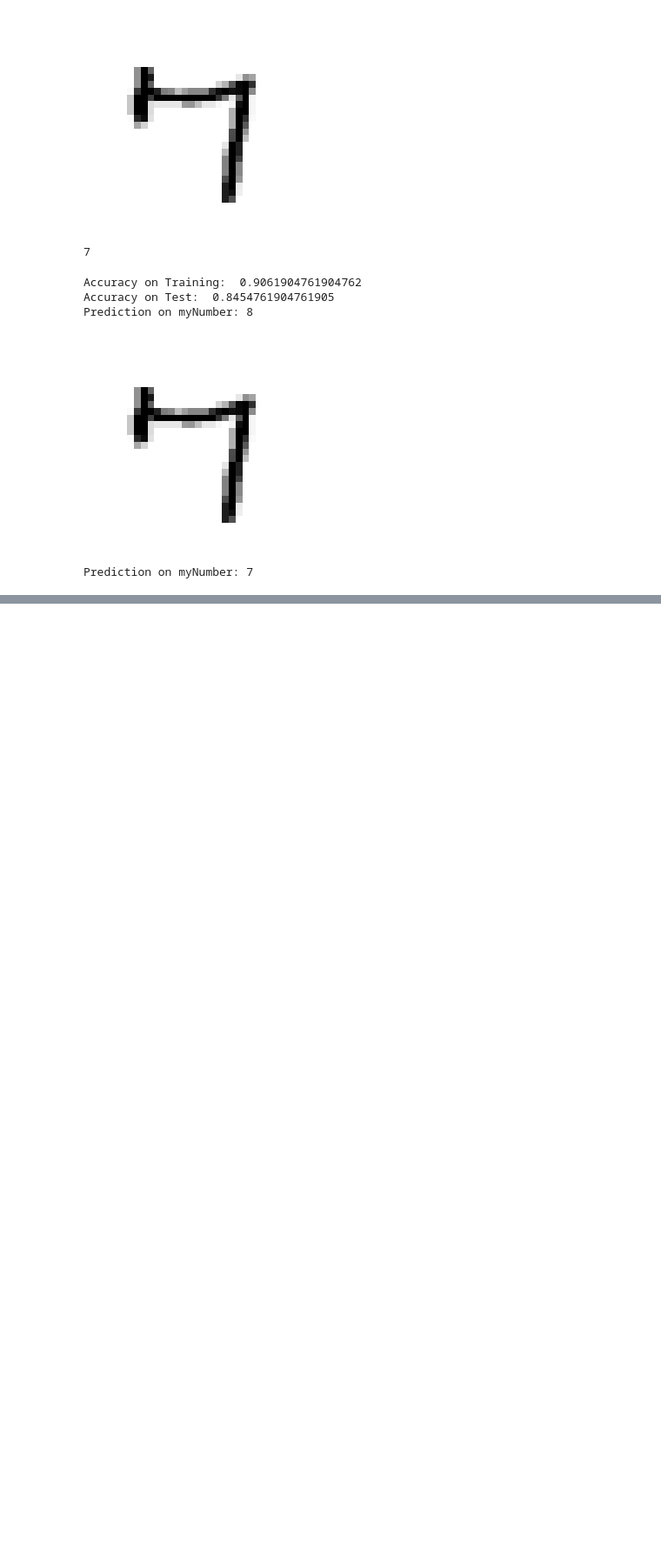
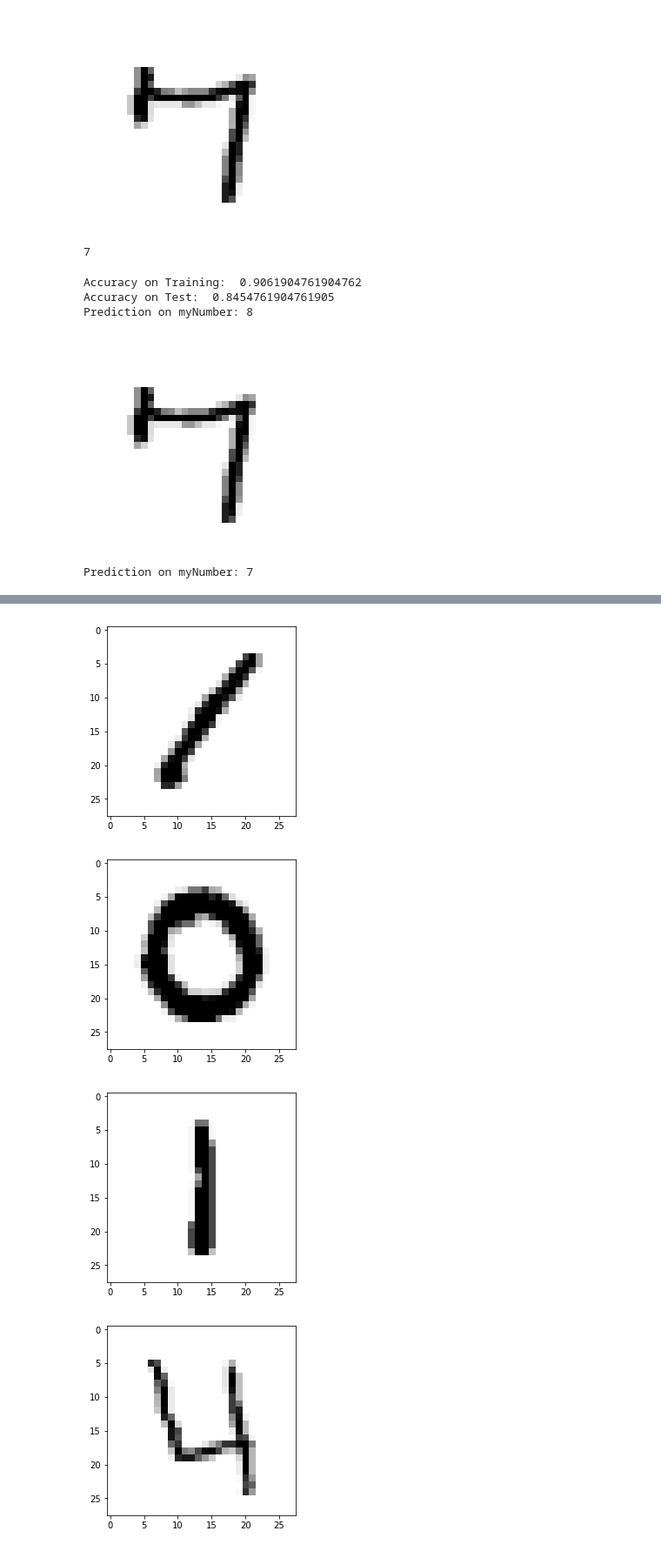
Before and after one commit to austincain22/CSCI-191T---Machine-Learning, a Jupyter notebook: Assign3.ipynb, the cells around one changed output, grey strips where cells are left out. Shown: that part at 87% size. Cells and saved outputs as stored; diff of their text form; code cells hidden in the pictures; blank space fills up the shorter version.

```diff
--- a/Assign3.ipynb
+++ b/Assign3.ipynb
@@ -127,0 +173,14 @@ Prediction on myNumber: 7
+# %%
+# print out more than one numbers
+for i in range(10):
+    myNumber = mnist.iloc[i,1:]
+    #print (myNumber[:5])
+    myNumber=myNumber.values.reshape((28,28))
+    plt.imshow(myNumber, cmap = matplotlib.cm.binary,
+               interpolation="nearest")
+    plt.show()
+# %% [output]
+[figure, added]
+[figure, added]
+[figure, added]
+[figure, added]
```
Also changed, not shown: parts of 5 cells of this notebook, 2 other files.
